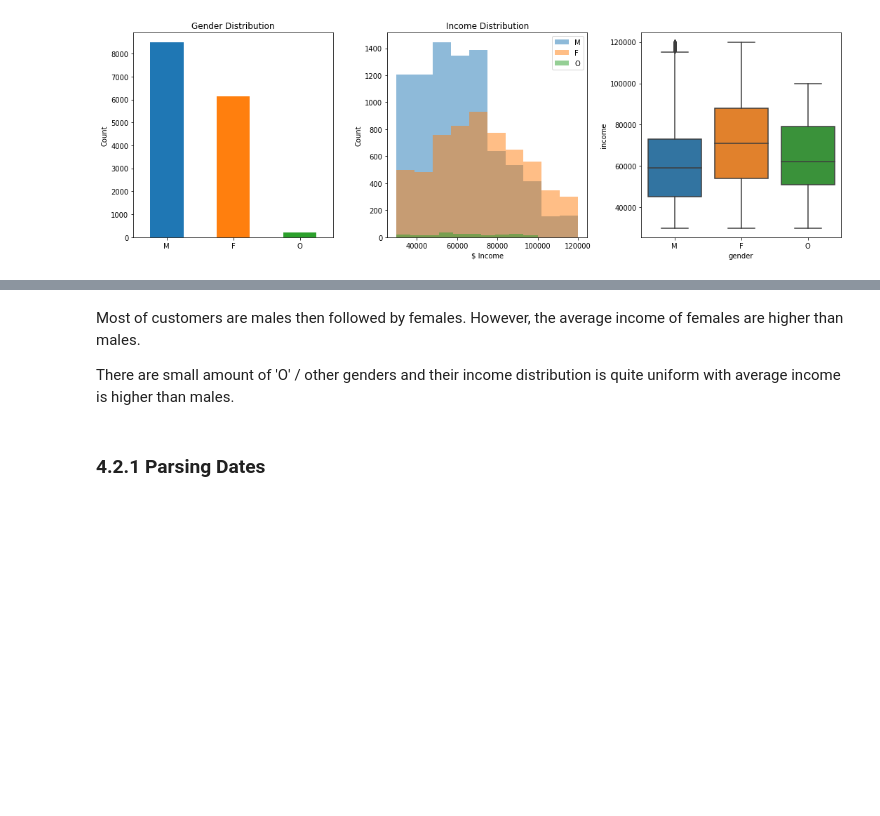
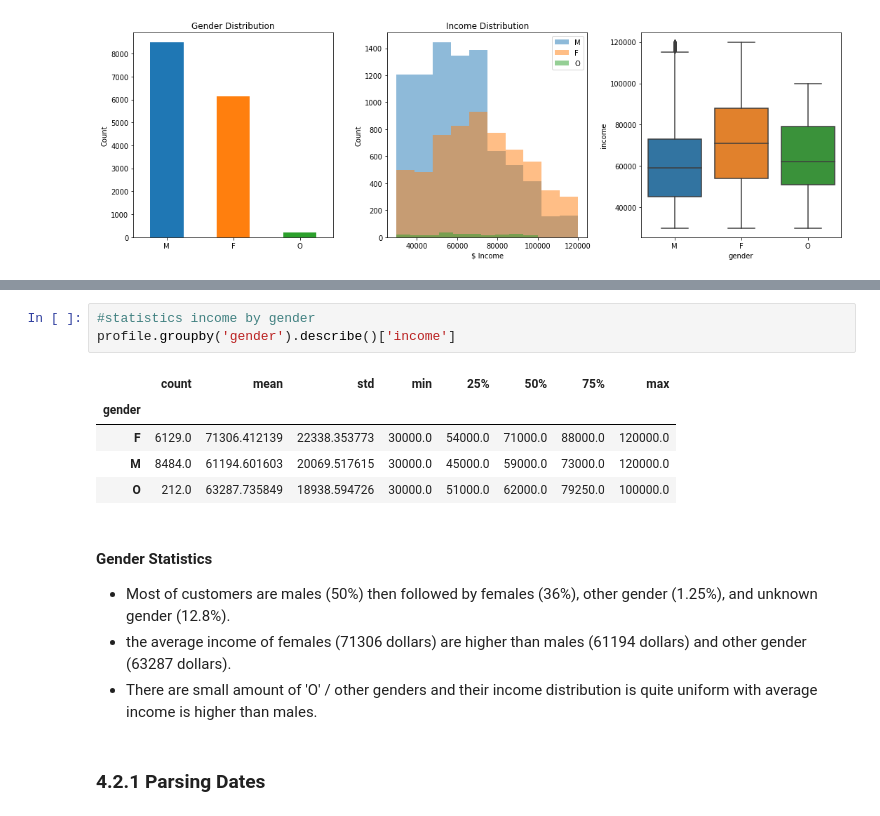
Before and after one commit to jeffrisandy/starbuck_capstone, a Jupyter notebook: Part 1 - Data Understanding and Cleaning.ipynb, the cells around one changed output, grey strips where cells are left out. Saved outputs shown, nothing was run; the diff lists cells and outputs as text; blank space fills up the shorter version.

Commit message:
Update metrics and descriptions of data relevant statistics and abnormalities

```diff
--- a/Part 1 - Data Understanding and Cleaning.ipynb
+++ b/Part 1 - Data Understanding and Cleaning.ipynb
@@ -238,7 +315,17 @@ plt.tight_layout()
+# %%
+#statistics income by gender
+profile.groupby('gender').describe()['income']
+# %% [output]
+|  | count | mean | std | min | 25% | 50% | 75% | max |
+| gender |  |  |  |  |  |  |  |  |
+| F | 6129.0 | 71306.412139 | 22338.353773 | 30000.0 | 54000.0 | 71000.0 | 88000.0 | 120000.0 |
+| M | 8484.0 | 61194.601603 | 20069.517615 | 30000.0 | 45000.0 | 59000.0 | 73000.0 | 120000.0 |
+| O | 212.0 | 63287.735849 | 18938.594726 | 30000.0 | 51000.0 | 62000.0 | 79250.0 | 100000.0 |
 # %% [markdown]
-Most of customers are males then followed by females. However, the average income of females are higher than males.
-
-There are small amount of 'O' / other genders and their income distribution is quite uniform with average income is higher than males.
+#### Gender Statistics
+- Most of customers are males (50%) then followed by females (36%), other gender (1.25%), and unknown gender (12.8%).
+- the average income of females (71306 dollars) are higher than males (61194 dollars) and other gender (63287 dollars).
+- There are small amount of 'O' / other genders and their income distribution is quite uniform with average income is higher than males.
 # %% [markdown]
 ### 4.2.1 Parsing Dates
 # %%
```
Also changed, not shown: parts of 22 cells of this notebook.
